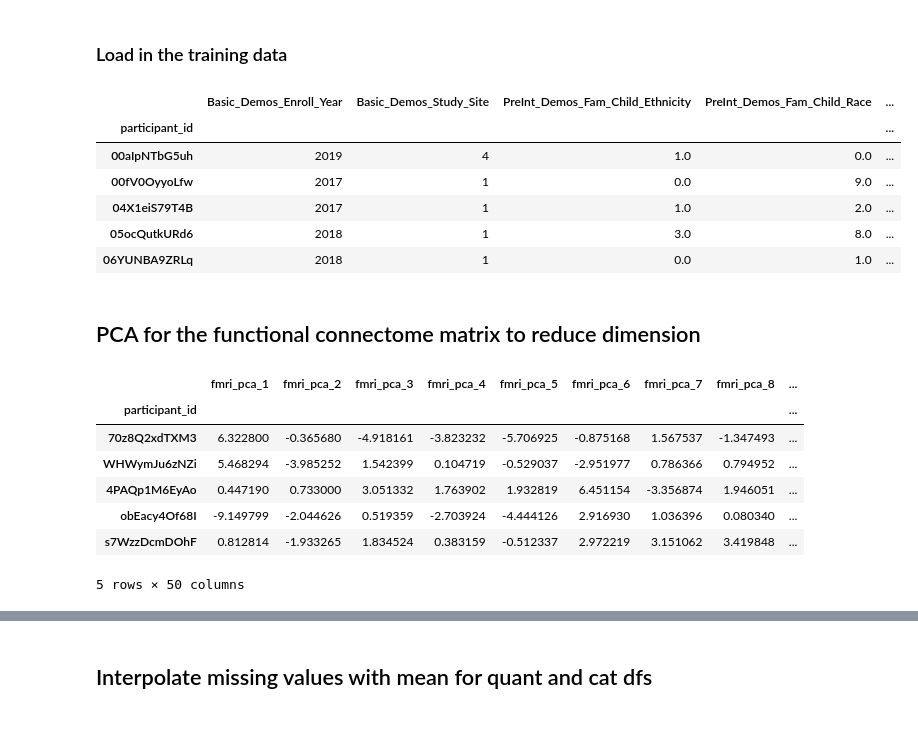
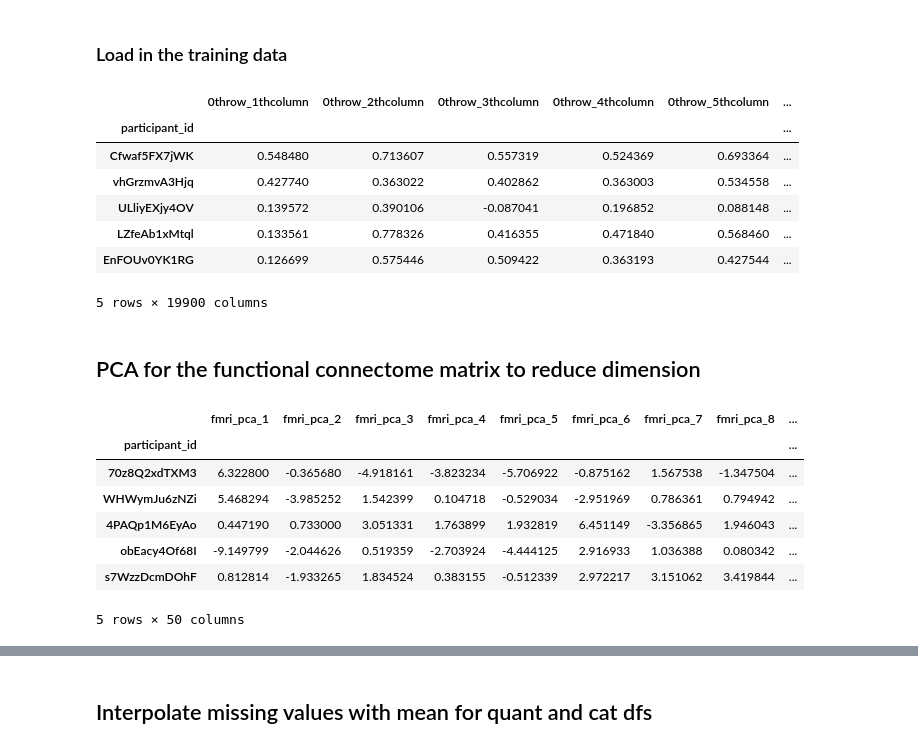
Before and after one commit to itszoetom/WiDSdatathon, a Jupyter notebook: model/pca_age.ipynb, the cells around one changed output, grey strips where cells are left out. Drawn from its saved outputs; the diff is of its cells as text; code cells hidden in the pictures.

```diff
--- a/model/pca_age.ipynb
+++ b/model/pca_age.ipynb
@@ -19,16 +30,17 @@ train_soln.set_index("participant_id", inplace=True)
 # %%
-train_cat.head()
+test_func.head()
 # train_func.head()
 # train_quant.head()
 # train_soln.head()
 # %% [output]
-|  | Basic_Demos_Enroll_Year | Basic_Demos_Study_Site | PreInt_Demos_Fam_Child_Ethnicity | PreInt_Demos_Fam_Child_Race | ... |
-| participant_id |  |  |  |  | ... |
-| 00aIpNTbG5uh | 2019 | 4 | 1.0 | 0.0 | ... |
-| 00fV0OyyoLfw | 2017 | 1 | 0.0 | 9.0 | ... |
-| 04X1eiS79T4B | 2017 | 1 | 1.0 | 2.0 | ... |
-| 05ocQutkURd6 | 2018 | 1 | 3.0 | 8.0 | ... |
-| 06YUNBA9ZRLq | 2018 | 1 | 0.0 | 1.0 | ... |
+|  | 0throw_1thcolumn | 0throw_2thcolumn | 0throw_3thcolumn | 0throw_4thcolumn | 0throw_5thcolumn | ... |
+| participant_id |  |  |  |  |  | ... |
+| Cfwaf5FX7jWK | 0.548480 | 0.713607 | 0.557319 | 0.524369 | 0.693364 | ... |
+| vhGrzmvA3Hjq | 0.427740 | 0.363022 | 0.402862 | 0.363003 | 0.534558 | ... |
+| ULliyEXjy4OV | 0.139572 | 0.390106 | -0.087041 | 0.196852 | 0.088148 | ... |
+| LZfeAb1xMtql | 0.133561 | 0.778326 | 0.416355 | 0.471840 | 0.568460 | ... |
+| EnFOUv0YK1RG | 0.126699 | 0.575446 | 0.509422 | 0.363193 | 0.427544 | ... |
+5 rows × 19900 columns
 # %% [markdown]
 ## PCA for the functional connectome matrix to reduce dimension
 # %%
@@ -36,20 +48,24 @@ from sklearn.decomposition import PCA
 
 # Select only fMRI columns
 fmri_data = train_func.drop(columns=['participant_id'], errors='ignore')
+fmri_data_test = test_func.drop(columns=['participant_id'], errors='ignore')
 
 # Apply PCA to reduce to top N components (e.g. 50)
 pca = PCA(n_components=50)
 fmri_pca = pca.fit_transform(fmri_data)
+fmri_pca_test = pca.fit_transform(fmri_data_test)
 
 train_func_pca = pd.DataFrame(fmri_pca, index=train_func.index,
                            columns=[f'fmri_pca_{i}' for i in range(1, 51)])
+test_func_pca = pd.DataFrame(fmri_pca_test, index=test_func.index,
+                           columns=[f'fmri_pca_{i}' for i in range(1, 51)])
 train_func_pca.head()
 # %% [output]
 |  | fmri_pca_1 | fmri_pca_2 | fmri_pca_3 | fmri_pca_4 | fmri_pca_5 | fmri_pca_6 | fmri_pca_7 | fmri_pca_8 | ... |
 | participant_id |  |  |  |  |  |  |  |  | ... |
-| 70z8Q2xdTXM3 | 6.322800 | -0.365680 | -4.918161 | -3.823232 | -5.706925 | -0.875168 | 1.567537 | -1.347493 | ... |
-| WHWymJu6zNZi | 5.468294 | -3.985252 | 1.542399 | 0.104719 | -0.529037 | -2.951977 | 0.786366 | 0.794952 | ... |
-| 4PAQp1M6EyAo | 0.447190 | 0.733000 | 3.051332 | 1.763902 | 1.932819 | 6.451154 | -3.356874 | 1.946051 | ... |
-| obEacy4Of68I | -9.149799 | -2.044626 | 0.519359 | -2.703924 | -4.444126 | 2.916930 | 1.036396 | 0.080340 | ... |
-| s7WzzDcmDOhF | 0.812814 | -1.933265 | 1.834524 | 0.383159 | -0.512337 | 2.972219 | 3.151062 | 3.419848 | ... |
+| 70z8Q2xdTXM3 | 6.322800 | -0.365680 | -4.918161 | -3.823234 | -5.706922 | -0.875162 | 1.567538 | -1.347504 | ... |
+| WHWymJu6zNZi | 5.468294 | -3.985252 | 1.542399 | 0.104718 | -0.529034 | -2.951969 | 0.786361 | 0.794942 | ... |
+| 4PAQp1M6EyAo | 0.447190 | 0.733000 | 3.051331 | 1.763899 | 1.932819 | 6.451149 | -3.356865 | 1.946043 | ... |
+| obEacy4Of68I | -9.149799 | -2.044626 | 0.519359 | -2.703924 | -4.444125 | 2.916933 | 1.036388 | 0.080342 | ... |
+| s7WzzDcmDOhF | 0.812814 | -1.933265 | 1.834524 | 0.383155 | -0.512339 | 2.972217 | 3.151062 | 3.419844 | ... |
 5 rows × 50 columns
```
Also changed, not shown: parts of 14 cells of this notebook, 1 other file.
